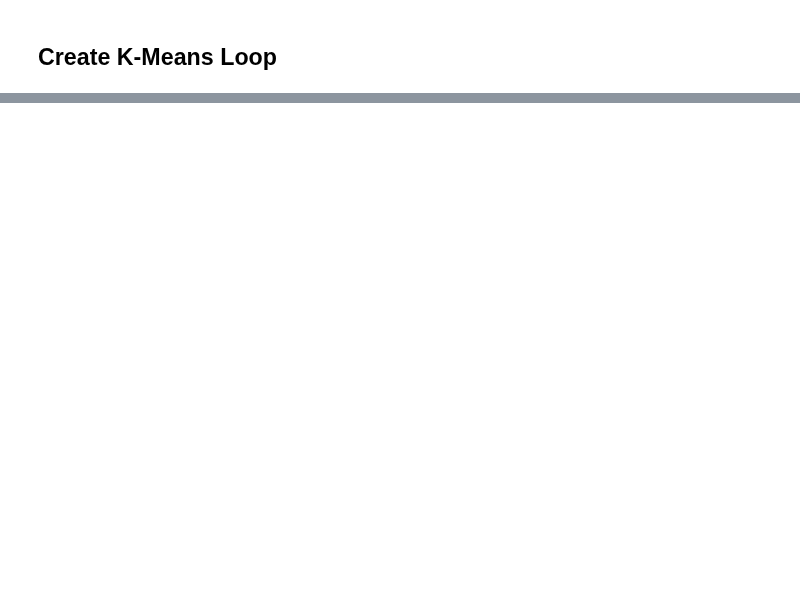
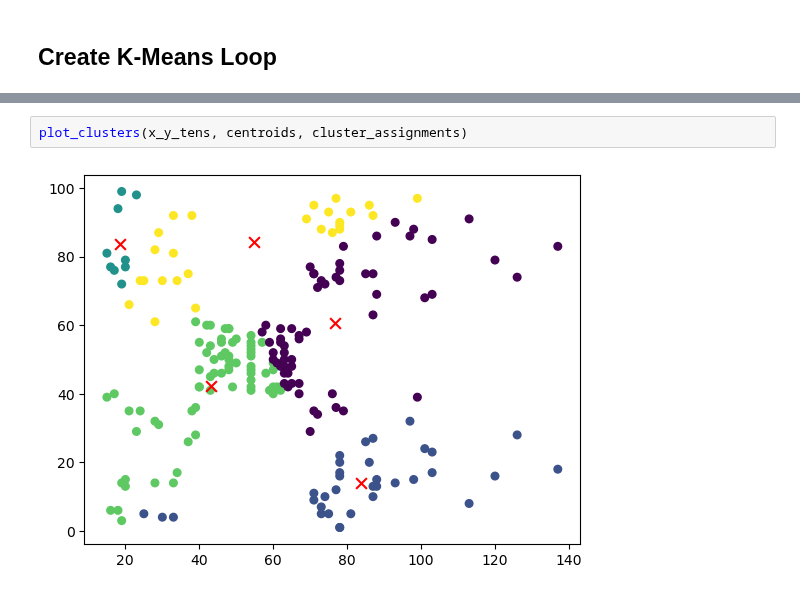
Before and after one commit to peterbull/fai-pt2-nbs, a Jupyter notebook: 02.42_k_means.ipynb, the cells around one changed output, grey strips where cells are left out. Cells and saved outputs as stored; diff of their text form; blank space fills up the shorter version.

```diff
--- a/02.42_k_means.ipynb
+++ b/02.42_k_means.ipynb
@@ -160,0 +203,4 @@ def k_means(data, clusters=5, centroids, iterations=10):
+# %%
+plot_clusters(x_y_tens, centroids, cluster_assignments)
+# %% [output]
+[figure, added]
```
Also changed, not shown: parts of 14 cells of this notebook.
